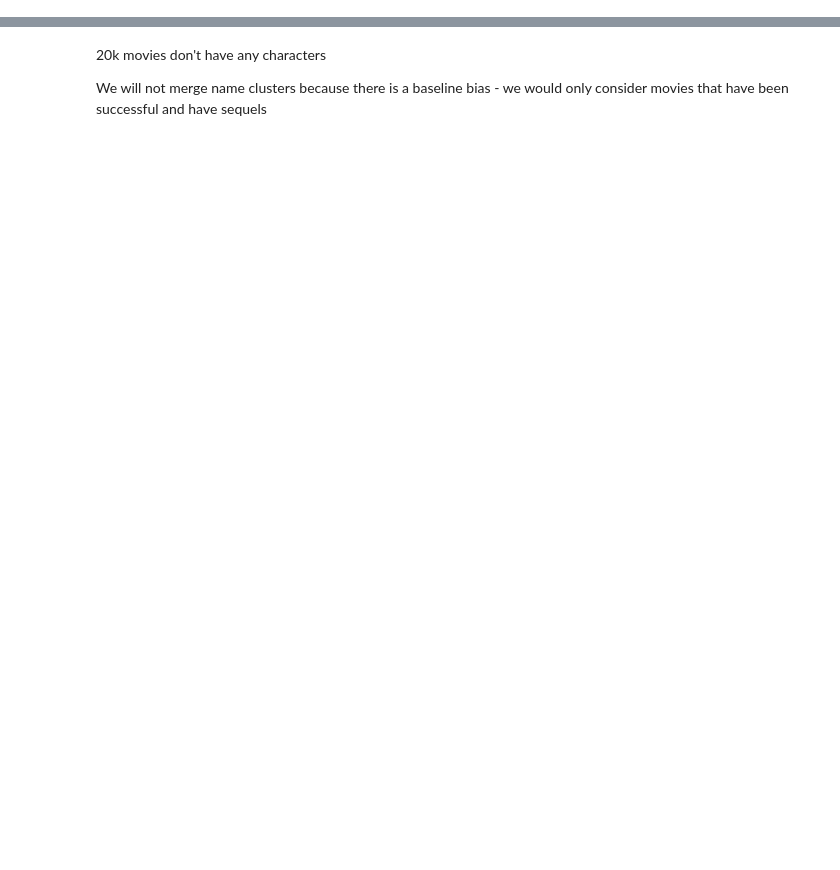
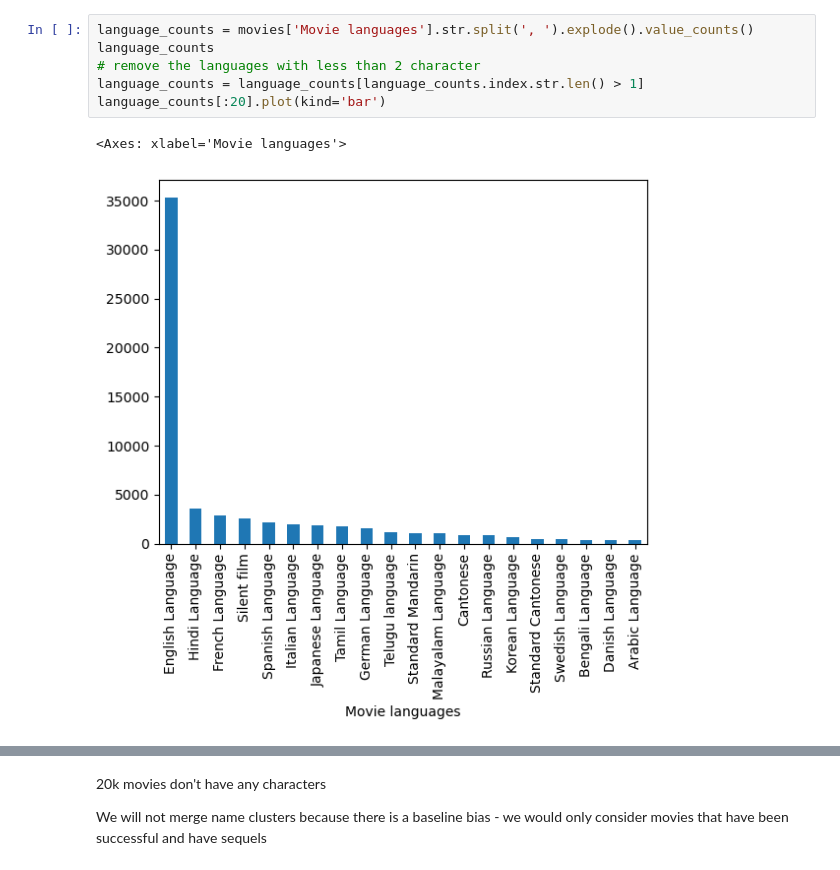
Before and after one commit to epfl-ada/ada-2024-project-insightmasters24, a Jupyter notebook: src/data/test.ipynb, the cells around one changed output, grey strips where cells are left out. Saved outputs shown, nothing was run; the diff lists cells and outputs as text; blank space fills up the shorter version.

```diff
--- a/src/data/test.ipynb
+++ b/src/data/test.ipynb
@@ -84,0 +229,9 @@ movies = pd.merge(movies, plotSummaries, on="Wikipedia movie ID", how="inner")
+# %%
+language_counts = movies['Movie languages'].str.split(', ').explode().value_counts()
+language_counts
+# remove the languages with less than 2 character
+language_counts = language_counts[language_counts.index.str.len() > 1]
+language_counts[:20].plot(kind='bar')
+# %% [output]
+<Axes: xlabel='Movie languages'>
+[figure, added]
```
Also changed, not shown: parts of 17 cells of this notebook, 2 other files.
